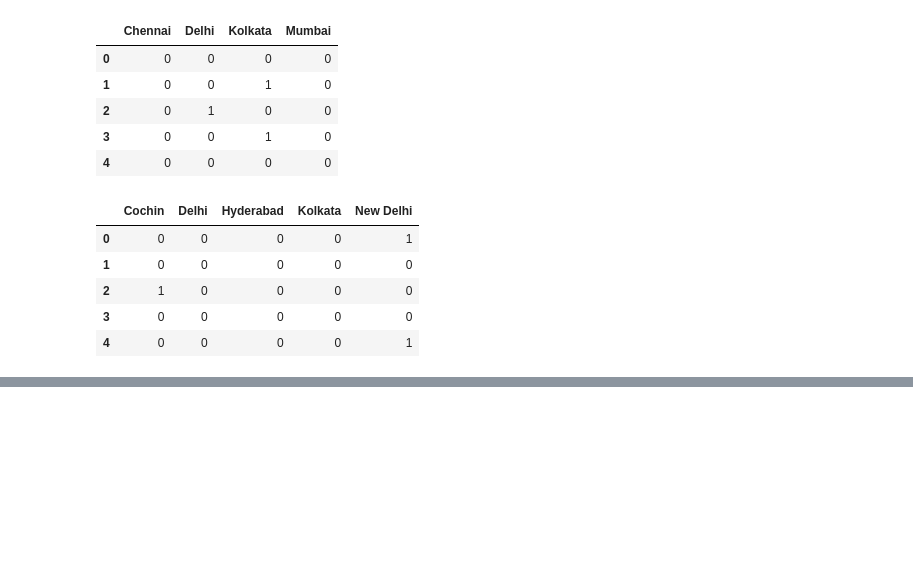
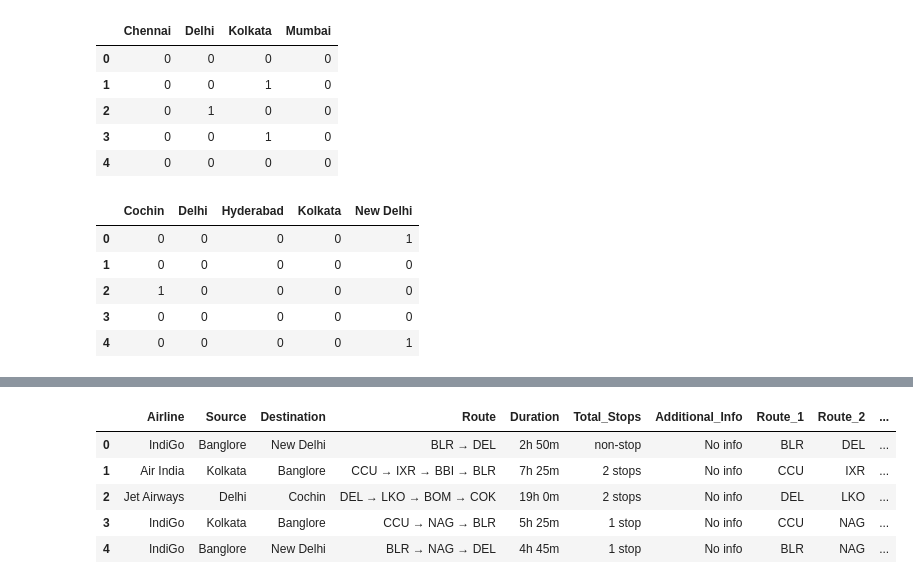
Before and after one commit to shihabrafio/Airlines_Tickets_Fare_Predictor, a Jupyter notebook: Airlines Ticket.ipynb, the cells around one changed output, grey strips where cells are left out. Saved outputs shown, nothing was run; the diff lists cells and outputs as text; code cells hidden in the pictures; blank space fills up the shorter version.

```diff
--- a/Airlines Ticket.ipynb
+++ b/Airlines Ticket.ipynb
@@ -361,0 +371,6 @@ Destination.head()
+# %%
+categorical['Route_1']=categorical['Route'].str.split('→ ').str[0]
+categorical['Route_2']=categorical['Route'].str.split('→ ').str[1]
+categorical['Route_3']=categorical['Route'].str.split('→ ').str[2]
+categorical['Route_4']=categorical['Route'].str.split('→ ').str[3]
+categorical['Route_5']=categorical['Route'].str.split('→ ').str[4]
@@ -361,0 +395,9 @@ Destination.head()
+# %%
+categorical.head()
+# %% [output]
+|  | Airline | Source | Destination | Route | Duration | Total_Stops | Additional_Info | Route_1 | Route_2 | ... |
+| 0 | IndiGo | Banglore | New Delhi | BLR → DEL | 2h 50m | non-stop | No info | BLR | DEL | ... |
+| 1 | Air India | Kolkata | Banglore | CCU → IXR → BBI → BLR | 7h 25m | 2 stops | No info | CCU | IXR | ... |
+| 2 | Jet Airways | Delhi | Cochin | DEL → LKO → BOM → COK | 19h 0m | 2 stops | No info | DEL | LKO | ... |
+| 3 | IndiGo | Kolkata | Banglore | CCU → NAG → BLR | 5h 25m | 1 stop | No info | CCU | NAG | ... |
+| 4 | IndiGo | Banglore | New Delhi | BLR → NAG → DEL | 4h 45m | 1 stop | No info | BLR | NAG | ... |
```
Also changed, not shown: parts of 23 cells of this notebook.
